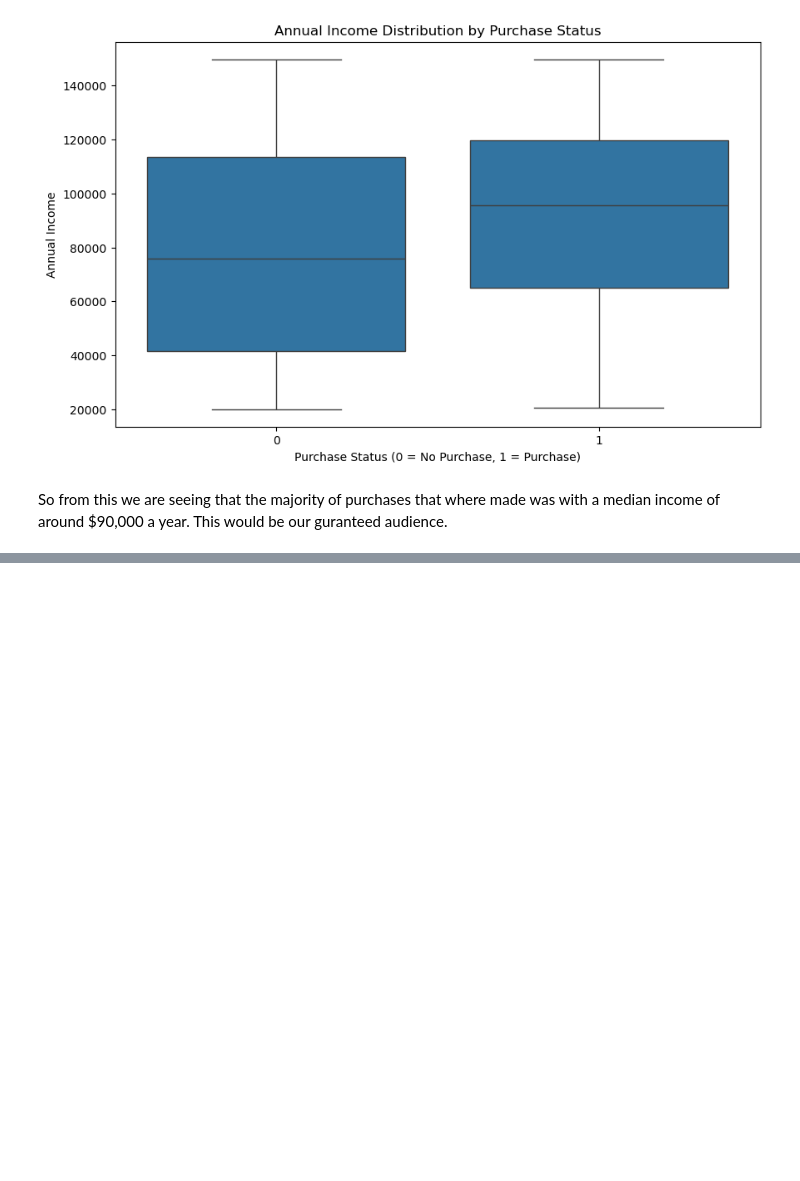
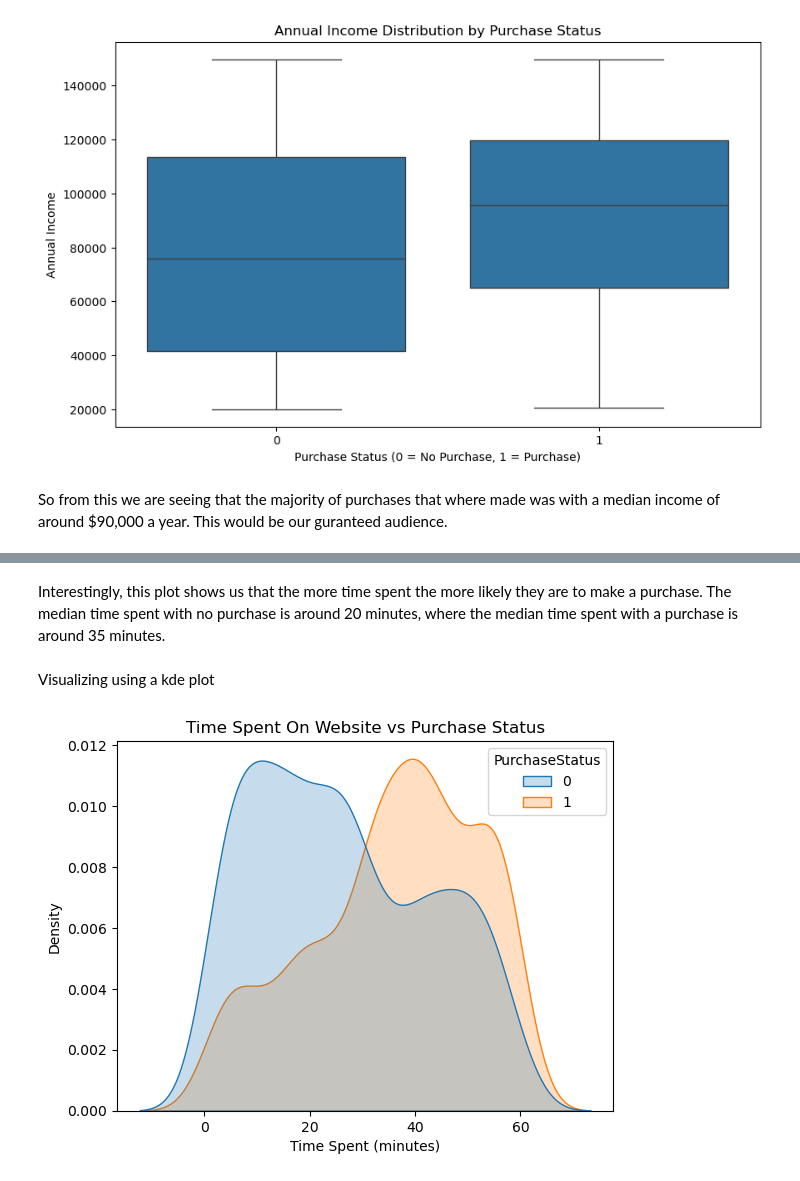
Before and after one commit to celenelouise/Capstone_Two, a Jupyter notebook: EDA Prediciting Purchase Behavior.ipynb, the cells around one changed output, grey strips where cells are left out. Saved outputs shown, nothing was run; the diff lists cells and outputs as text; code cells hidden in the pictures; blank space fills up the shorter version.

```diff
--- a/EDA Prediciting Purchase Behavior.ipynb
+++ b/EDA Prediciting Purchase Behavior.ipynb
@@ -232,0 +254,12 @@ So from this we are seeing that the majority of purchases that where made was wi
+# %% [markdown]
+Interestingly, this plot shows us that the more time spent the more likely they are to make a purchase. The median time spent with no purchase is around 20 minutes, where the median time spent with a purchase is around 35 minutes.
+# %% [markdown]
+Visualizing using a kde plot
+# %%
+sns.kdeplot(data=df, x='TimeSpentOnWebsite', hue='PurchaseStatus', fill=True)
+plt.title('Time Spent On Website vs Purchase Status')
+plt.xlabel('Time Spent (minutes)')
+plt.ylabel('Density')
+plt.show()
+# %% [output]
+[figure, added]
```
Also changed, not shown: parts of 7 cells of this notebook.
